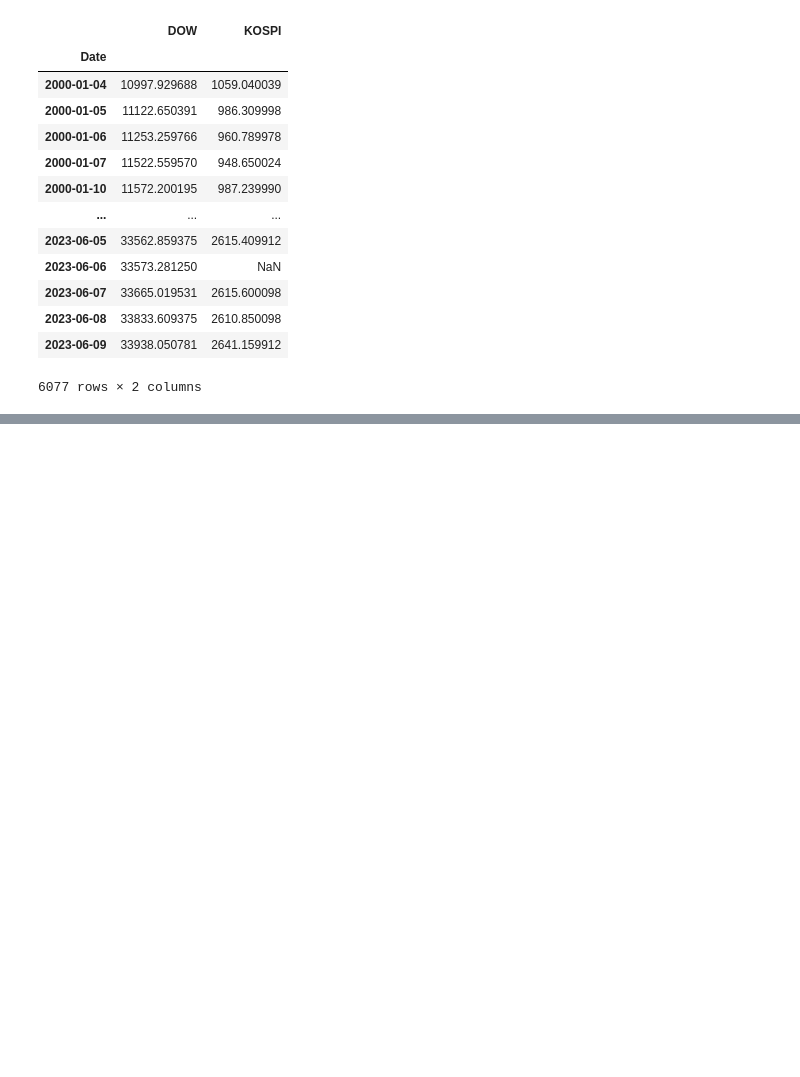
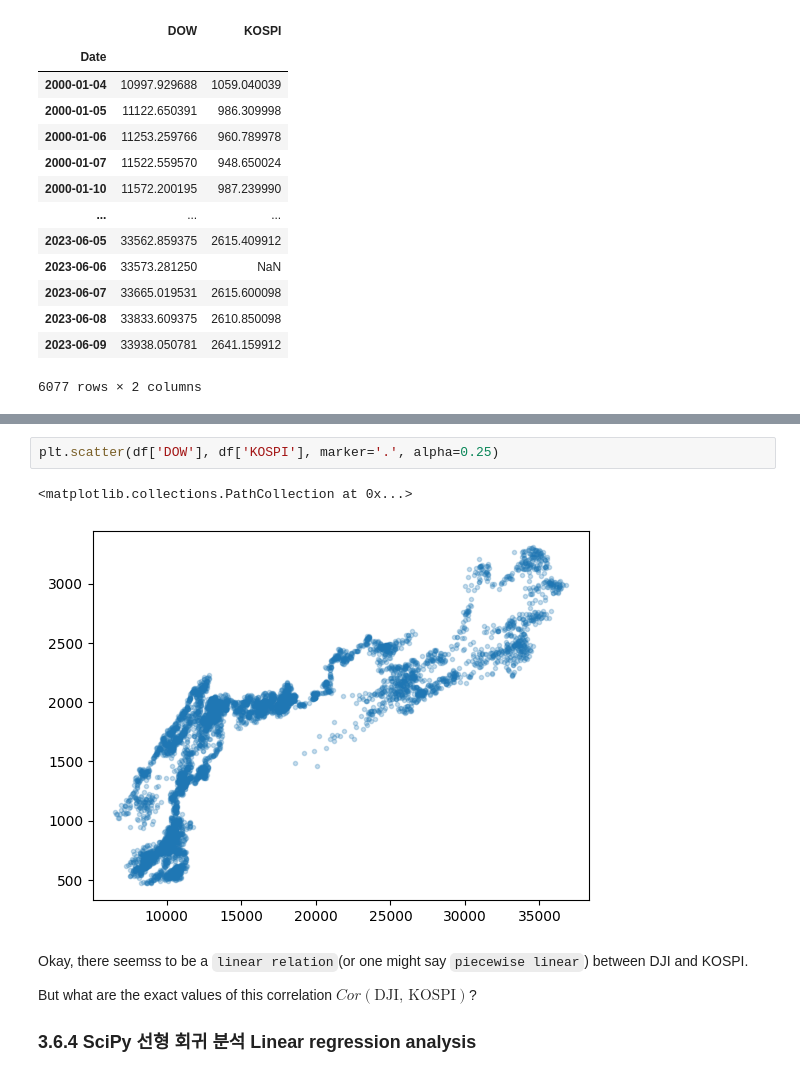
Before and after one commit to wolfinwallst/Financial_Engineering_and_Risk_Management, a Jupyter notebook: 파이썬 증권 데이터 분석/3장 팬더스를 활용한 데이터 분석.ipynb, the cells around one changed output, grey strips where cells are left out. Drawn from its saved outputs; the diff is of its cells as text; blank space fills up the shorter version.

```diff
--- a/파이썬 증권 데이터 분석/3장 팬더스를 활용한 데이터 분석.ipynb
+++ b/파이썬 증권 데이터 분석/3장 팬더스를 활용한 데이터 분석.ipynb
@@ -496,0 +575,11 @@ df
+# %%
+plt.scatter(df['DOW'], df['KOSPI'], marker='.', alpha=0.25)
+# %% [output]
+<matplotlib.collections.PathCollection at 0x...>
+[figure, added]
+# %% [markdown]
+Okay, there seemss to be a `linear relation`(or one might say `piecewise linear`) between DJI and KOSPI.
+
+But what are the exact values of this correlation $Cor(\text{DJI, KOSPI})$?
+
+### 3.6.4 SciPy 선형 회귀 분석 Linear regression analysis
```
Also changed, not shown: parts of 27 cells of this notebook.
